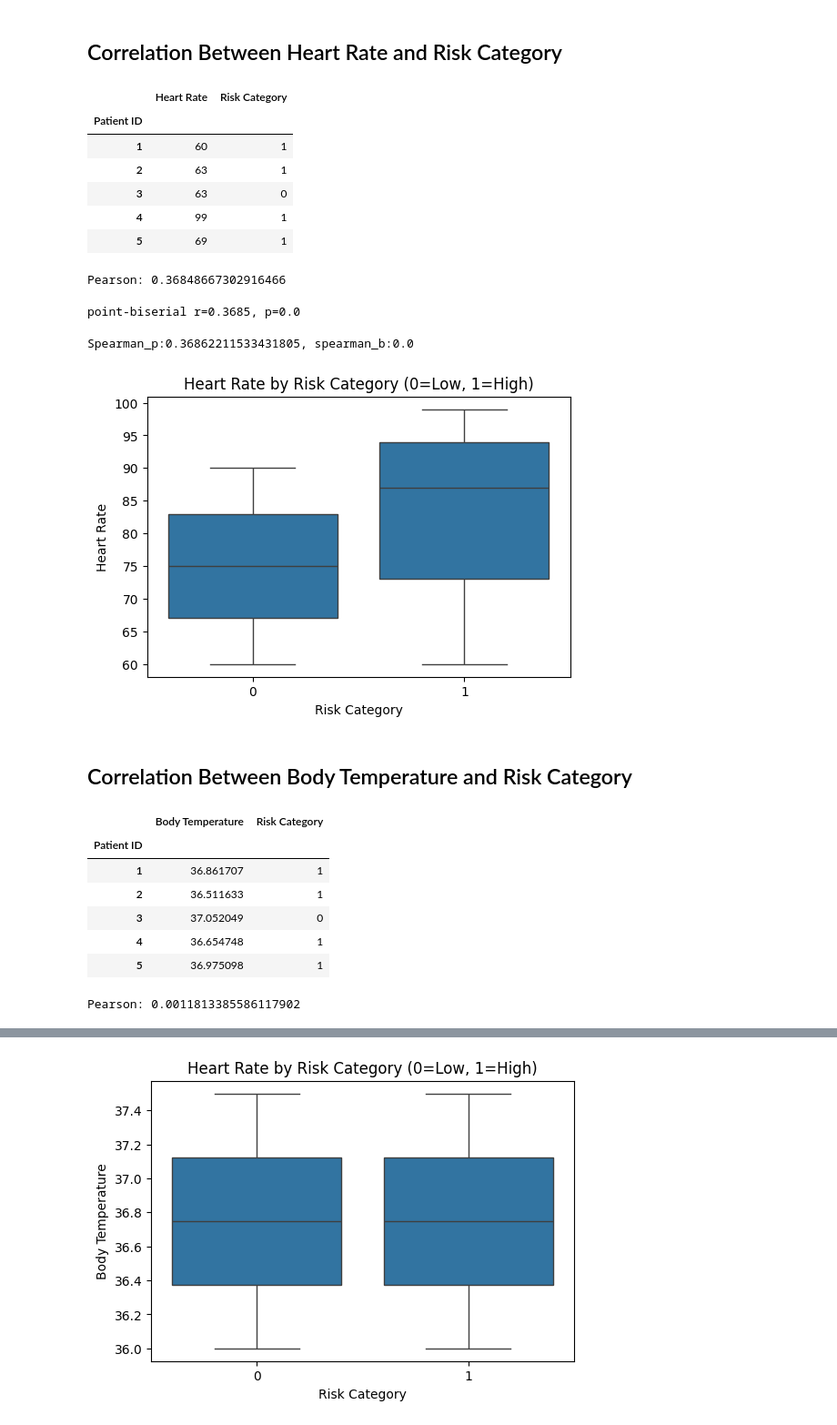
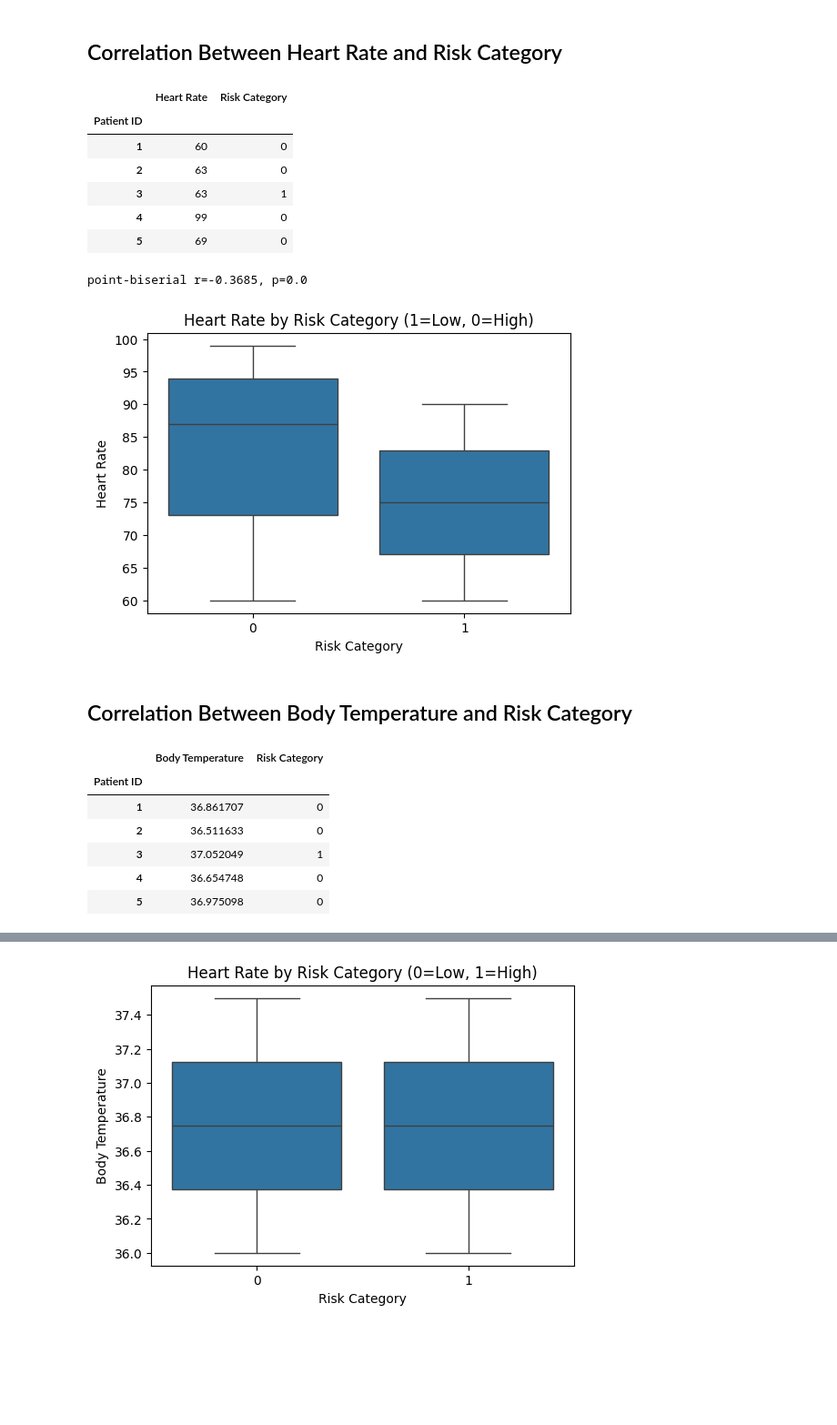
Before and after one commit to Ritushwar/safetronics, a Jupyter notebook: visualize.ipynb, the cells around one changed output, grey strips where cells are left out. Shown: that part at 91% size. Cells and saved outputs as stored; diff of their text form; code cells hidden in the pictures; blank space fills up the shorter version.

Commit message:
Features Importance

```diff
--- a/visualize.ipynb
+++ b/visualize.ipynb
@@ -41,0 +75,10 @@ df_1 = df.drop(['Respiratory Rate','Timestamp','Systolic Blood Pressure','Diasto
+# %%
+# checking relation between Respiratory Rate and Target
+# one is continuos and another is binary so point-biserial is suitable
+df_1['Risk Category'] = pd.to_numeric(df_1['Risk Category'], errors='coerce')
+df_corr2 = df_1[['Respiratory Rate', 'Risk Category']]
+from scipy import stats
+pb_r, pb_p = stats.pointbiserialr(df_corr2['Respiratory Rate'], df_corr2['Risk Category'])
+print(f"point-biserial r={pb_r:.4f}, p={pb_p}")
+
+# we cannot drop the features only based on this, can't conclude due the value of p
@@ -41,0 +149,3 @@ df_1 = df.drop(['Respiratory Rate','Timestamp','Systolic Blood Pressure','Diasto
+# %%
+## Drop unused columns
+df_2 = df_1.drop(['Respiratory Rate','Systolic Blood Pressure','Diastolic Blood Pressure','Derived_Pulse_Pressure','Derived_MAP'], axis=1)
@@ -97,3 +209,3 @@ memory usage: 16.8+ MB
 # %%
-df_1.rename(columns={"Weight (kg)":"Weight","Derived_HRV":"HRV","Derived_BMI":"BMI"},inplace=True)
+df_2.rename(columns={"Weight (kg)":"Weight","Derived_HRV":"HRV","Derived_BMI":"BMI"},inplace=True)
 # %%
@@ -158,39 +235,29 @@ df_1.head()
 # %% [markdown]
 ## Correlation Between Heart Rate and Risk Category
 # %%
+# measures linear relationship between two continuos variable
 # calculating Pearson correlation for checking the correlation between
 # Heart rate and Risk Category
 
 # ensure for numeric value
-df_1['Heart Rate'] = pd.to_numeric(df_1['Heart Rate'],errors='coerce')
+df_2['Heart Rate'] = pd.to_numeric(df_2['Heart Rate'],errors='coerce')
 # df_corr = df_1.dropna(subset=['Heart Rate', 'Risk Category']) // optional if NULL data
-df_corr = df_1[['Heart Rate','Risk Category']]
+df_corr3 = df_2[['Heart Rate','Risk Category']]
 # %%
-df_corr.head()
+df_corr3.head()
 # %% [output]
 |  | Heart Rate | Risk Category |
 | Patient ID |  |  |
-| 1 | 60 | 1 |
-| 2 | 63 | 1 |
-| 3 | 63 | 0 |
-| 4 | 99 | 1 |
-| 5 | 69 | 1 |
+| 1 | 60 | 0 |
+| 2 | 63 | 0 |
+| 3 | 63 | 1 |
+| 4 | 99 | 0 |
+| 5 | 69 | 0 |
-# %%
-# pearson correlation
-pearson = df_corr['Heart Rate'].corr(df_corr['Risk Category'])
-print(f"Pearson: {pearson}")
-# %% [output]
-Pearson: 0.36848667302916466
 # %%
 # point-biserial correlation
+# measures correlation between where one variable is binary and oher is continuos
 from scipy import stats
-pb_r, pb_p = stats.pointbiserialr(df_corr['Heart Rate'],df_corr['Risk Category'])
+pb_r, pb_p = stats.pointbiserialr(df_corr3['Heart Rate'],df_corr3['Risk Category'])
 print(f"point-biserial r={pb_r:.4f}, p={pb_p}")
 # %% [output]
-point-biserial r=0.3685, p=0.0
+point-biserial r=-0.3685, p=0.0
-# %%
-# spearman correlation
-spearman_p, spearman_b = stats.spearmanr(df_corr['Heart Rate'],df_corr['Risk Category'])
-print(f"Spearman_p:{spearman_p}, spearman_b:{spearman_b}")
-# %% [output]
-Spearman_p:0.36862211533431805, spearman_b:0.0
@@ -197,34 +268,28 @@ Spearman_p:0.36862211533431805, spearman_b:0.0
 # %%
 # Visualization between Heat Rate and Risk Category
 plt.figure(figsize=(6,4))
-sns.boxplot(x='Risk Category', y='Heart Rate', data=df_corr)
-plt.title('Heart Rate by Risk Category (0=Low, 1=High)')
+sns.boxplot(x='Risk Category', y='Heart Rate', data=df_corr3)
+plt.title('Heart Rate by Risk Category (1=Low, 0=High)')
 plt.xlabel("Risk Category")
 plt.ylabel("Heart Rate")
 plt.show()
 # %% [output]
-[figure, old version]
+[figure, new version]
 # %% [markdown]
 ## Correlation Between Body Temperature and Risk Category
 # %%
 # ensure for numeric value
-df_1['Body Temperature'] = pd.to_numeric(df_1['Body Temperature'],errors='coerce')
+df_2['Body Temperature'] = pd.to_numeric(df_2['Body Temperature'],errors='coerce')
 # df_corr = df_1.dropna(subsets=['Body Temperature','Risk Category])   # option if NULL
-df_Corr_2 = df_1[['Body Temperature','Risk Category']]
-df_Corr_2.head()
+df_Corr_4 = df_1[['Body Temperature','Risk Category']]
+df_Corr_4.head()
 # %% [output]
 |  | Body Temperature | Risk Category |
 | Patient ID |  |  |
-| 1 | 36.861707 | 1 |
-| 2 | 36.511633 | 1 |
-| 3 | 37.052049 | 0 |
-| 4 | 36.654748 | 1 |
-| 5 | 36.975098 | 1 |
+| 1 | 36.861707 | 0 |
+| 2 | 36.511633 | 0 |
+| 3 | 37.052049 | 1 |
+| 4 | 36.654748 | 0 |
+| 5 | 36.975098 | 0 |
-# %%
-# pearson correlation
-pearson_2 = df_Corr_2['Body Temperature'].corr(df_Corr_2['Risk Category'])
-print(f"Pearson: {pearson_2}")
-# %% [output]
-Pearson: 0.0011813385586117902
 # %%
 # point-biserial correlation
```
Also changed, not shown: parts of 41 cells of this notebook.
